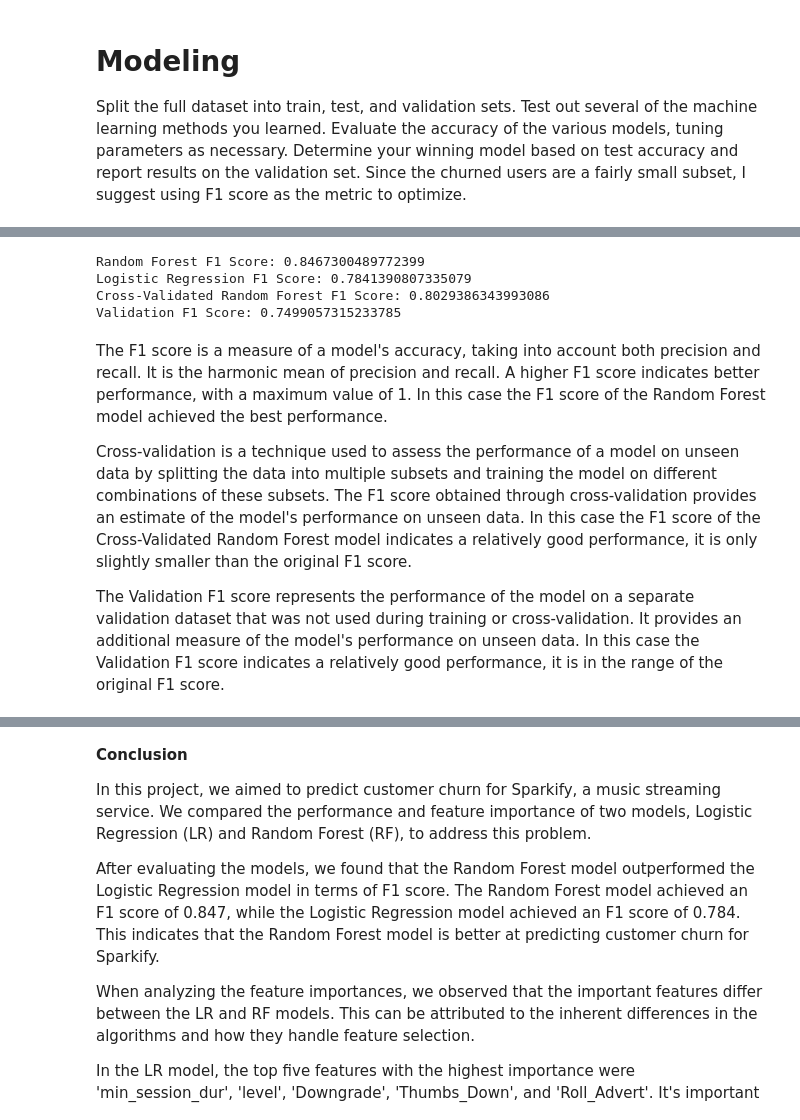
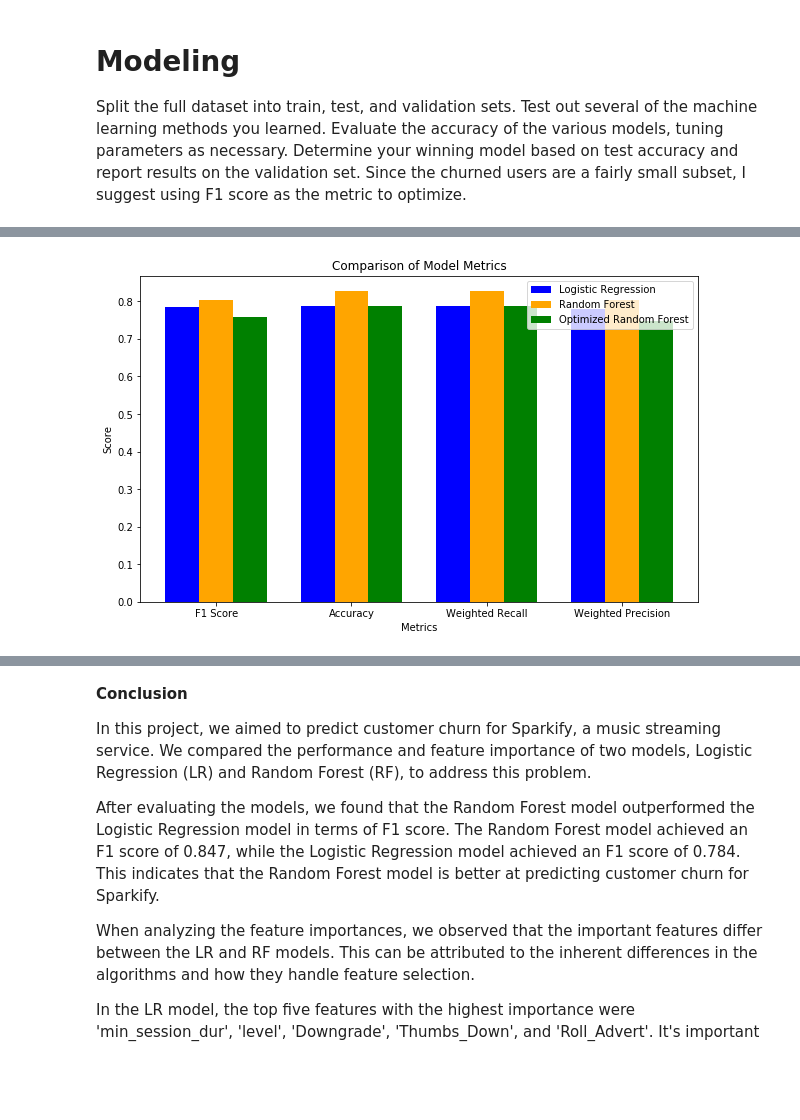
Before and after one commit to polrich/Udacity_Sparkify_Project, a Jupyter notebook: Sparkify.ipynb, the cells around one changed output, grey strips where cells are left out. Saved outputs shown, nothing was run; the diff lists cells and outputs as text; code cells hidden in the pictures; blank space fills up the shorter version.

```diff
--- a/Sparkify.ipynb
+++ b/Sparkify.ipynb
@@ -660,14 +688,14 @@ lr_f1_score = evaluator.evaluate(lr_predictions)
 # %%
-# Tune the parameters of the models to improve their performance.
+# Tune the parameters of the rf model to improve its performance.
 paramGrid = (ParamGridBuilder()
-             .addGrid(rf.numTrees, [10, 20, 30])
-             .addGrid(rf.maxDepth, [5, 10, 15])
+             .addGrid(rf.numTrees, [30, 50, 70])
+             .addGrid(rf.maxDepth, [15, 20, 25])
              .build())
 
 crossval = CrossValidator(estimator=rf,
                           estimatorParamMaps=paramGrid,
                           evaluator=evaluator,
-                          numFolds=3)
+                          numFolds=5)
 
 # Fit the models
 cv_model = crossval.fit(train_scaled)
@@ -692,20 +716,48 @@ validation_f1_score = evaluator.evaluate(validation_predictions)
-# %%
-# Print the results
-print("Random Forest F1 Score:", rf_f1_score)
-print("Logistic Regression F1 Score:", lr_f1_score)
-print("Cross-Validated Random Forest F1 Score:", cv_f1_score)
-print("Validation F1 Score:", validation_f1_score)
-# %% [output]
-Random Forest F1 Score: 0.8467300489772399
-Logistic Regression F1 Score: 0.7841390807335079
-Cross-Validated Random Forest F1 Score: 0.8029386343993086
-Validation F1 Score: 0.7499057315233785
-# %% [markdown]
-The F1 score is a measure of a model's accuracy, taking into account both precision and recall. It is the harmonic mean of precision and recall. A higher F1 score indicates better performance, with a maximum value of 1.
-In this case the F1 score of the Random Forest model achieved the best performance.
-
-Cross-validation is a technique used to assess the performance of a model on unseen data by splitting the data into multiple subsets and training the model on different combinations of these subsets. The F1 score obtained through cross-validation provides an estimate of the model's performance on unseen data.
-In this case the F1 score of the Cross-Validated Random Forest model indicates a relatively good performance, it is only slightly smaller than the original F1 score.
-
-The Validation F1 score represents the performance of the model on a separate validation dataset that was not used during training or cross-validation. It provides an additional measure of the model's performance on unseen data.
-In this case the Validation F1 score indicates a relatively good performance, it is in the range of the original F1 score.
+# %%
+# Calculate F1 score
+f1_score = evaluator.evaluate(cv_predictions)
+
+# Calculate accuracy
+accuracy = evaluator.evaluate(cv_predictions, {evaluator.metricName: "accuracy"})
+
+# Calculate weighted recall
+weighted_recall = evaluator.evaluate(cv_predictions, {evaluator.metricName: "weightedRecall"})
+
+# Calculate weighted precision
+weighted_precision = evaluator.evaluate(cv_predictions, {evaluator.metricName: "weightedPrecision"})
+# %%
+# compare performance of LR and RF models and optimal model
+# Define the models and their corresponding metrics
+models = ['Logistic Regression', 'Random Forest', 'Optimized Random Forest']
+metrics = ['F1 Score', 'Accuracy', 'Weighted Recall', 'Weighted Precision']
+
+# Define the metric values for each model
+lr_scores = [lr_f1_score, lr_acc_score, lr_rec_score, lr_prec_score]
+rf_scores = [rf_f1_score, rf_acc_score, rf_rec_score, rf_prec_score]
+rf_opt_scores = [f1_score, accuracy, weighted_recall, weighted_precision]
+
+# Set the width of each bar
+bar_width = 0.25
+
+# Set the positions of the bars on the x-axis
+r1 = np.arange(len(metrics))
+r2 = [x + bar_width for x in r1]
+r3 = [x + bar_width for x in r2]
+
+# Create a grouped bar chart
+plt.figure(figsize=(10, 6))
+plt.bar(r1, lr_scores, color='blue', width=bar_width, label='Logistic Regression')
+plt.bar(r2, rf_scores, color='orange', width=bar_width, label='Random Forest')
+plt.bar(r3, rf_opt_scores, color='green', width=bar_width, label='Optimized Random Forest')
+
+# Add labels and title
+plt.xlabel('Metrics')
+plt.ylabel('Score')
+plt.title('Comparison of Model Metrics')
+plt.xticks([r + bar_width for r in range(len(metrics))], metrics)
+plt.legend()
+
+# Display the chart
+plt.show()
+# %% [output]
+[figure, added]
```
Also changed, not shown: parts of 12 cells of this notebook.
